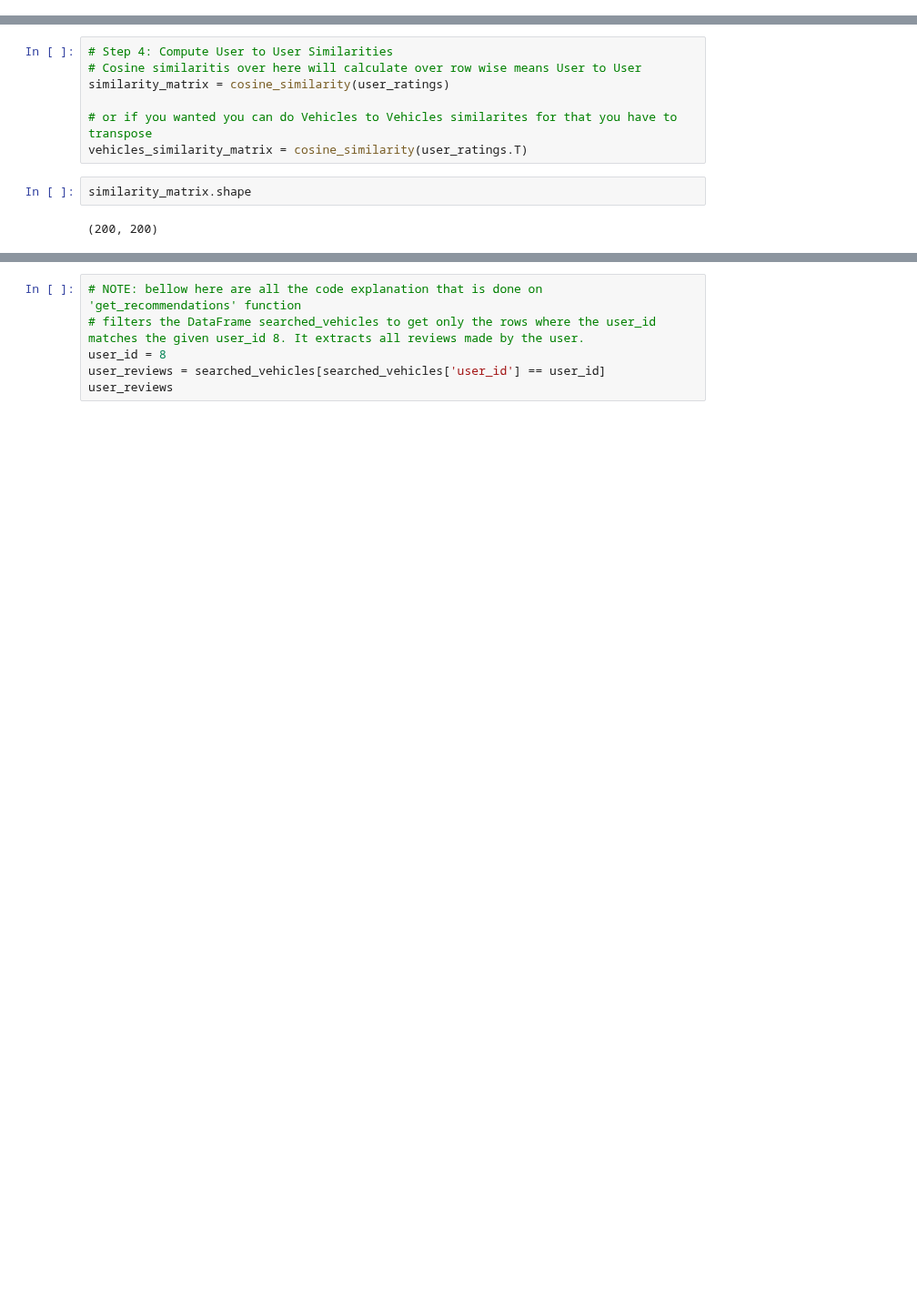
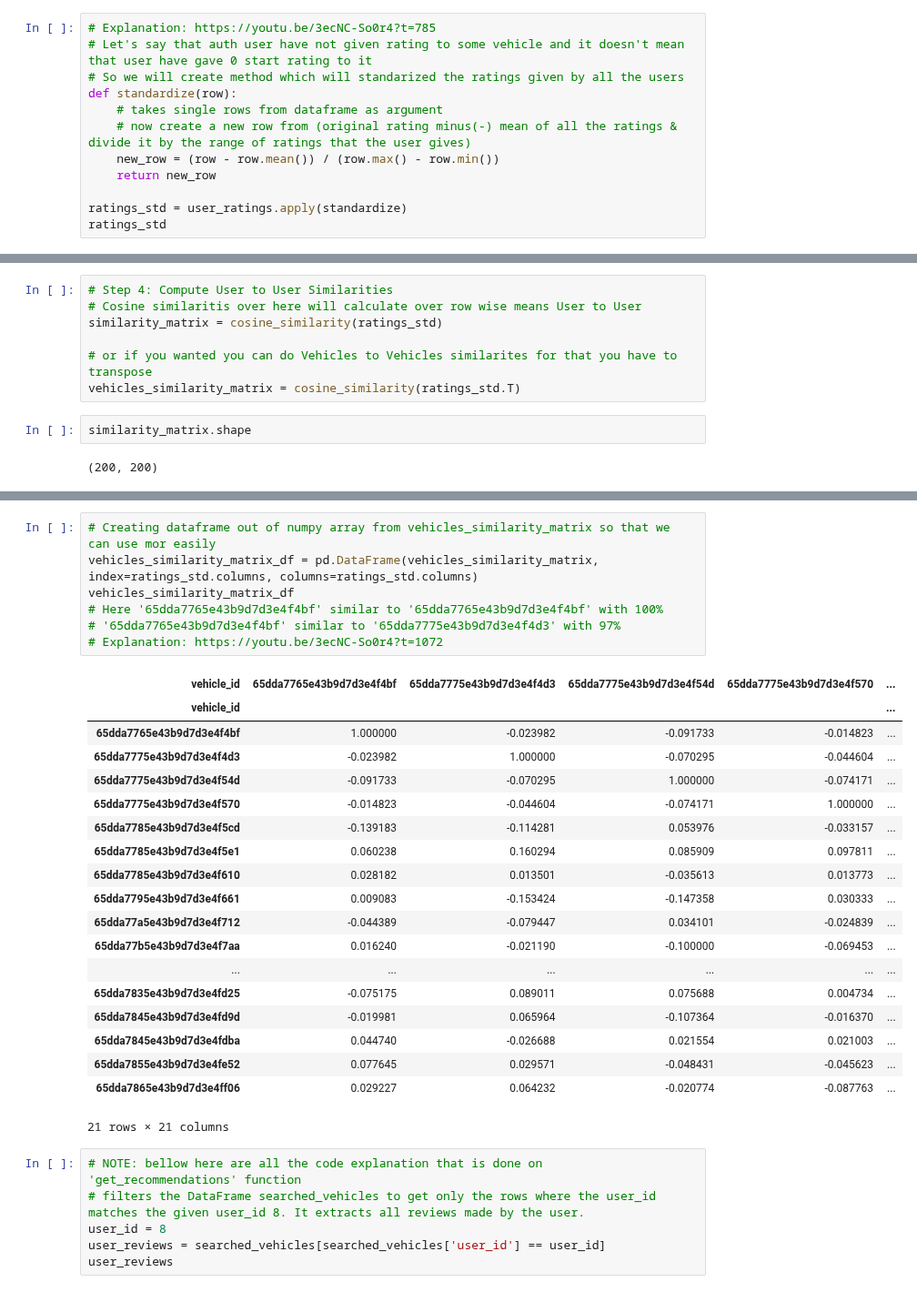
Before and after one commit to roman-ojha/journey, a Jupyter notebook: user-vehicle-service/vehicle_recommendation_system.ipynb, the cells around one changed output, grey strips where cells are left out. Shown at 91% size. Cells and saved outputs as stored; diff of their text form; blank space fills up the shorter version.

Commit message:
feat(user-vehicle-service): completed creating whole recommendation system using collaborative filtering

```diff
--- a/user-vehicle-service/vehicle_recommendation_system.ipynb
+++ b/user-vehicle-service/vehicle_recommendation_system.ipynb
@@ -94,3 +115,15 @@ user_ratings
 | 199 | 4.000000 | 3.500000 | 2.666667 | 3.555556 | ... |
 | 200 | 3.500000 | 4.000000 | 3.166667 | 4.166667 | ... |
 200 rows × 21 columns
+# %%
+# Explanation: https://youtu.be/3ecNC-So0r4?t=785
+# Let's say that auth user have not given rating to some vehicle and it doesn't mean that user have gave 0 start rating to it
+# So we will create method which will standarized the ratings given by all the users
+def standardize(row):
+    # takes single rows from dataframe as argument
+    # now create a new row from (original rating minus(-) mean of all the ratings & divide it by the range of ratings that the user gives)
+    new_row = (row - row.mean()) / (row.max() - row.min())
+    return new_row
+
+ratings_std = user_ratings.apply(standardize)
+ratings_std
@@ -97,10 +145,10 @@ user_ratings
 # %%
 # Step 4: Compute User to User Similarities
 # Cosine similaritis over here will calculate over row wise means User to User
-similarity_matrix = cosine_similarity(user_ratings)
+similarity_matrix = cosine_similarity(ratings_std)
 
 # or if you wanted you can do Vehicles to Vehicles similarites for that you have to transpose
-vehicles_similarity_matrix = cosine_similarity(user_ratings.T)
+vehicles_similarity_matrix = cosine_similarity(ratings_std.T)
 # %%
 similarity_matrix.shape
 # %% [output]
@@ -175,3 +196,30 @@ vehicles_similarity_matrix_df
+# %%
+# Creating dataframe out of numpy array from vehicles_similarity_matrix so that we can use mor easily
+vehicles_similarity_matrix_df = pd.DataFrame(vehicles_similarity_matrix, index=ratings_std.columns, columns=ratings_std.columns)
+vehicles_similarity_matrix_df
+# Here '65dda7765e43b9d7d3e4f4bf' similar to '65dda7765e43b9d7d3e4f4bf' with 100%
+# '65dda7765e43b9d7d3e4f4bf' similar to '65dda7775e43b9d7d3e4f4d3' with 97%
+# Explanation: https://youtu.be/3ecNC-So0r4?t=1072
+# %% [output]
+| vehicle_id | 65dda7765e43b9d7d3e4f4bf | 65dda7775e43b9d7d3e4f4d3 | 65dda7775e43b9d7d3e4f54d | 65dda7775e43b9d7d3e4f570 | ... |
+| vehicle_id |  |  |  |  | ... |
+| 65dda7765e43b9d7d3e4f4bf | 1.000000 | -0.023982 | -0.091733 | -0.014823 | ... |
+| 65dda7775e43b9d7d3e4f4d3 | -0.023982 | 1.000000 | -0.070295 | -0.044604 | ... |
+| 65dda7775e43b9d7d3e4f54d | -0.091733 | -0.070295 | 1.000000 | -0.074171 | ... |
+| 65dda7775e43b9d7d3e4f570 | -0.014823 | -0.044604 | -0.074171 | 1.000000 | ... |
+| 65dda7785e43b9d7d3e4f5cd | -0.139183 | -0.114281 | 0.053976 | -0.033157 | ... |
+| 65dda7785e43b9d7d3e4f5e1 | 0.060238 | 0.160294 | 0.085909 | 0.097811 | ... |
+| 65dda7785e43b9d7d3e4f610 | 0.028182 | 0.013501 | -0.035613 | 0.013773 | ... |
+| 65dda7795e43b9d7d3e4f661 | 0.009083 | -0.153424 | -0.147358 | 0.030333 | ... |
+| 65dda77a5e43b9d7d3e4f712 | -0.044389 | -0.079447 | 0.034101 | -0.024839 | ... |
+| 65dda77b5e43b9d7d3e4f7aa | 0.016240 | -0.021190 | -0.100000 | -0.069453 | ... |
+| ... | ... | ... | ... | ... | ... |
+| 65dda7835e43b9d7d3e4fd25 | -0.075175 | 0.089011 | 0.075688 | 0.004734 | ... |
+| 65dda7845e43b9d7d3e4fd9d | -0.019981 | 0.065964 | -0.107364 | -0.016370 | ... |
+| 65dda7845e43b9d7d3e4fdba | 0.044740 | -0.026688 | 0.021554 | 0.021003 | ... |
+| 65dda7855e43b9d7d3e4fe52 | 0.077645 | 0.029571 | -0.048431 | -0.045623 | ... |
+| 65dda7865e43b9d7d3e4ff06 | 0.029227 | 0.064232 | -0.020774 | -0.087763 | ... |
+21 rows × 21 columns
 # %%
 # NOTE: bellow here are all the code explanation that is done on 'get_recommendations' function
 # filters the DataFrame searched_vehicles to get only the rows where the user_id matches the given user_id 8. It extracts all reviews made by the user.
```
Also changed, not shown: parts of 22 cells of this notebook, 1 other file.
